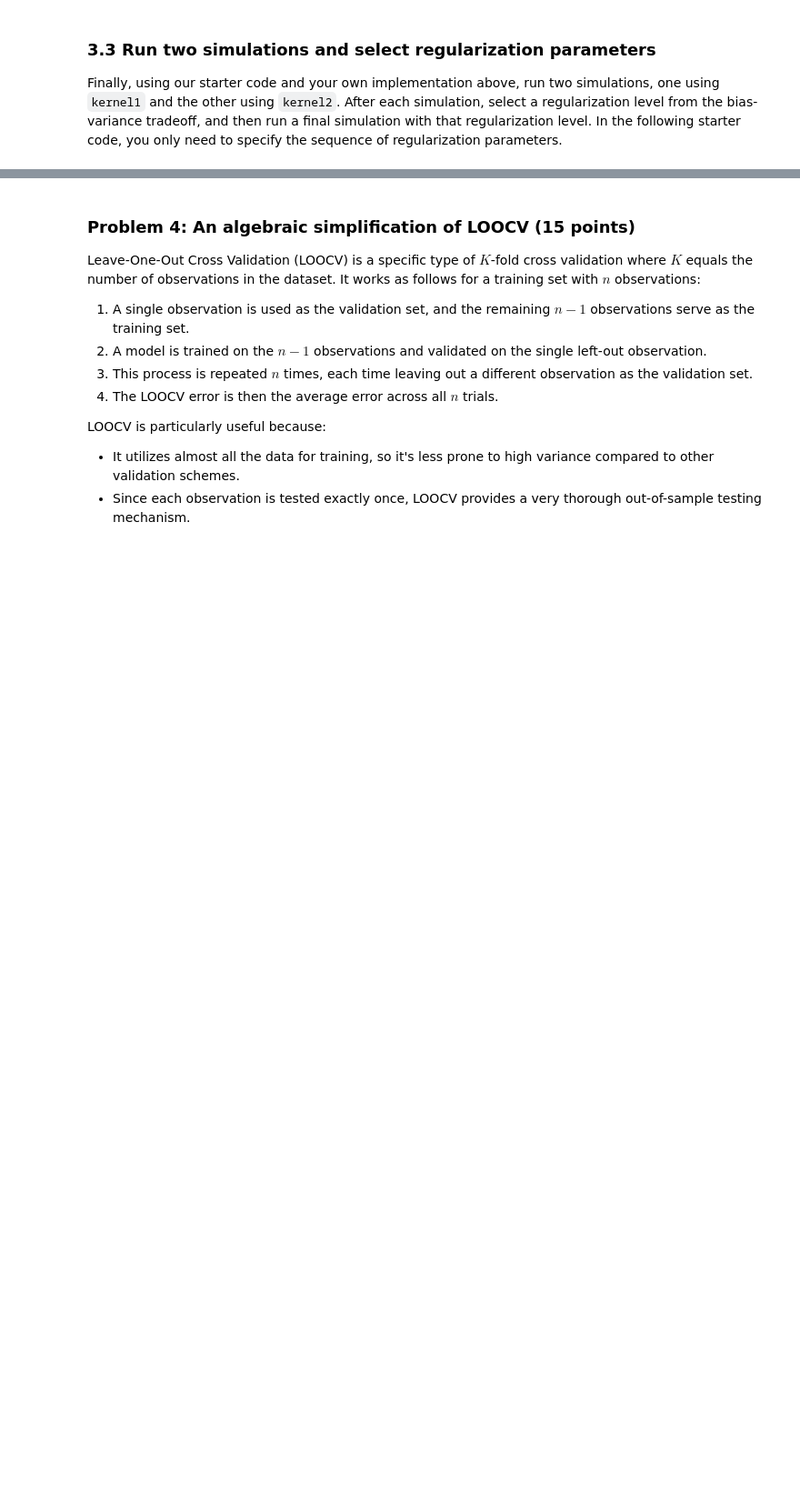
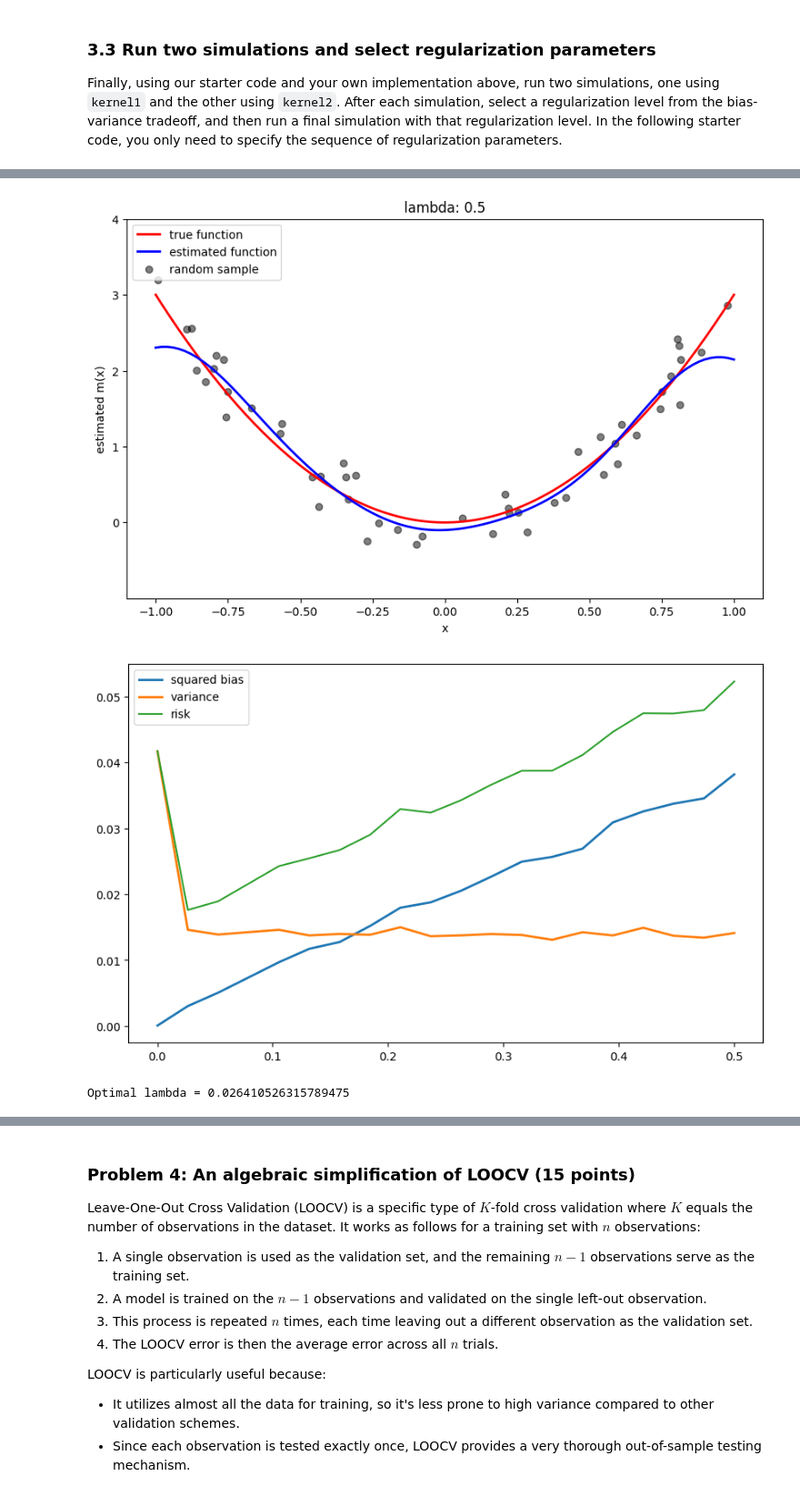
Before and after one commit to ks1722/sds665, a Jupyter notebook: assignments/assn1/assn1.ipynb, the cells around one changed output, grey strips where cells are left out. Shown: that part at 91% size. Saved outputs shown, nothing was run; the diff lists cells and outputs as text; code cells hidden in the pictures; blank space fills up the shorter version.

```diff
--- a/assignments/assn1/assn1.ipynb
+++ b/assignments/assn1/assn1.ipynb
@@ -273,0 +283,7 @@ run_simulation(kernel2, lmbdas)
+# %%
+lmbdas = np.linspace(0.0001, 0.5, 20)
+run_simulation(kernel2, lmbdas)
+# %% [output]
+[figure, added]
+[figure, added]
+Optimal lambda = 0.026410526315789475
```
Also changed, not shown: parts of 7 cells of this notebook.
